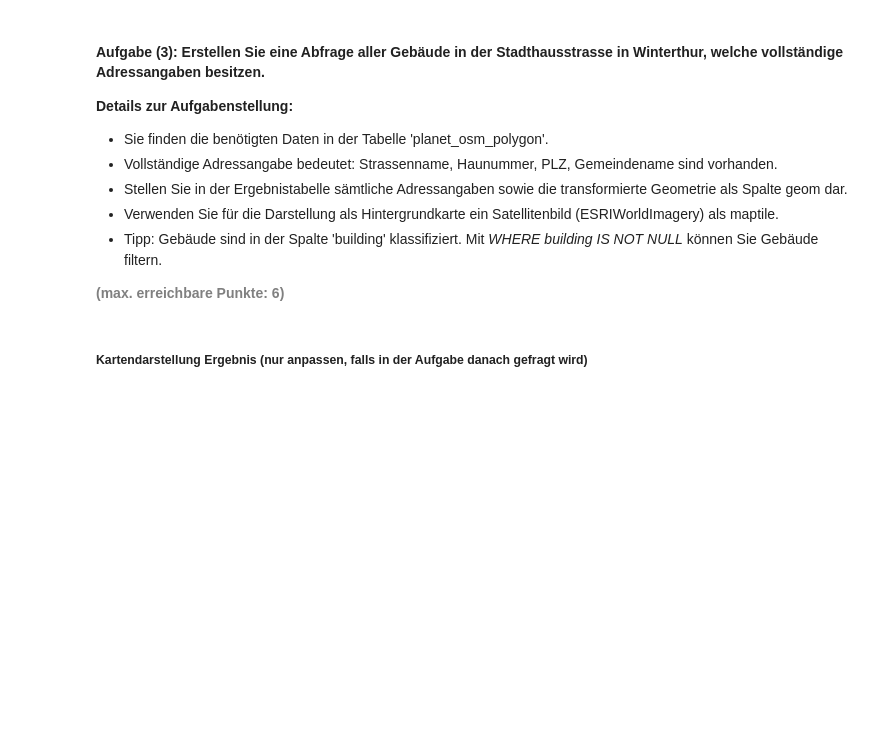
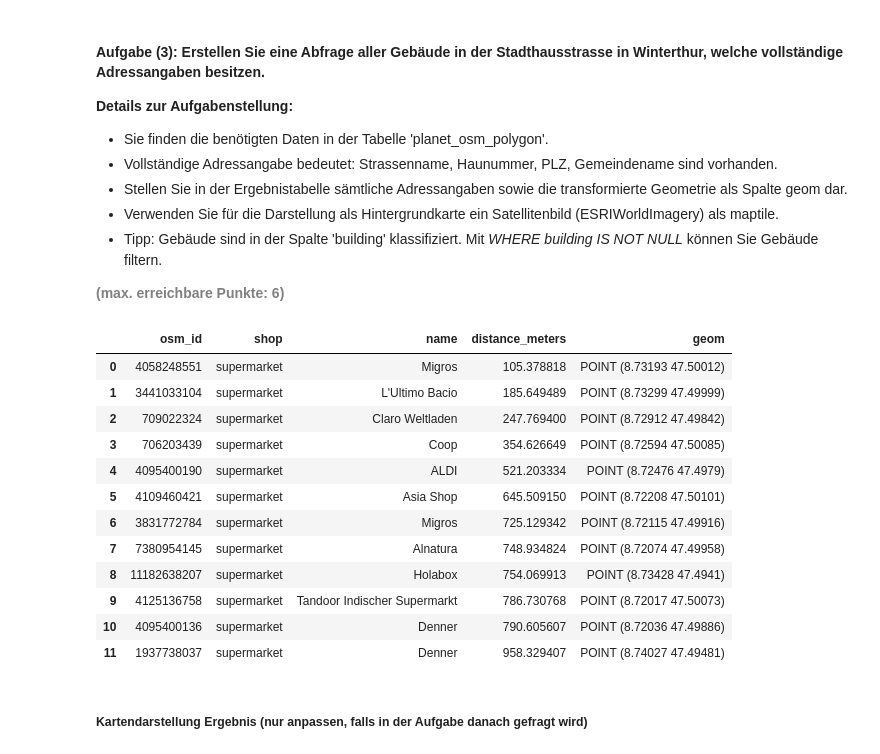
Before and after one commit to KathrinSieber/python_postgresql_postgis, a Jupyter notebook: AP03_Management_Raeumliche_Daten.ipynb, the cells around one changed output. Saved outputs shown, nothing was run; the diff lists cells and outputs as text; code cells hidden in the pictures; blank space fills up the shorter version.

```diff
--- a/AP03_Management_Raeumliche_Daten.ipynb
+++ b/AP03_Management_Raeumliche_Daten.ipynb
@@ -313,23 +342,54 @@ m
 
 <b style="color: gray;">(max. erreichbare Punkte: 6)</b>
 # %%
-# Engine für Datenbankverbindung erstellen
+# Create SQLAlchemy Engine
 engine = create_engine(db_connection_url)
 
-# Ergänzen Sie die SQL-Abfrage, um die Aufgabe zu lösen
+# Define SQL query
 sql = """SELECT
-         FROM
-         WHERE
-     ;"""
+            p.osm_id,
+            p.shop,
+            p.name,
+            ST_Distance(
+                ST_Transform(p.way, 4326)::geography,
+                -- Central station coordinates
+                ST_SetSRID(ST_MakePoint(8.7306, 47.50041), 4326)::geography
+            ) AS distance_meters,
+            ST_TRANSFORM(p.way, 4326) AS geom
+        FROM
+            planet_osm_point AS p
+        WHERE
+            p.shop = 'supermarket'
+            AND ST_DWithin(
+                ST_Transform(p.way, 4326)::geography,
+                -- Central station coordinates
+                ST_SetSRID(ST_MakePoint(8.7306, 47.50041), 4326)::geography,
+                1000
+            )
+        ORDER BY distance_meters;"""
 
-# Ergebnis in GeoDataFrame abspeichern
+# Query the database and store the result in a GeoDataFrame
 gdf = gpd.GeoDataFrame.from_postgis(sql, engine)
 
-# Datenbankverbindung trennen
+# Dispose the engine
 engine.dispose()
 
-# Zeigen des GeoDataFrames
+# Print the GeoDataFrame
 gdf
+# %% [output]
+|  | osm_id | shop | name | distance_meters | geom |
+| 0 | 4058248551 | supermarket | Migros | 105.378818 | POINT (8.73193 47.50012) |
+| 1 | 3441033104 | supermarket | L'Ultimo Bacio | 185.649489 | POINT (8.73299 47.49999) |
+| 2 | 709022324 | supermarket | Claro Weltladen | 247.769400 | POINT (8.72912 47.49842) |
+| 3 | 706203439 | supermarket | Coop | 354.626649 | POINT (8.72594 47.50085) |
+| 4 | 4095400190 | supermarket | ALDI | 521.203334 | POINT (8.72476 47.4979) |
+| 5 | 4109460421 | supermarket | Asia Shop | 645.509150 | POINT (8.72208 47.50101) |
+| 6 | 3831772784 | supermarket | Migros | 725.129342 | POINT (8.72115 47.49916) |
+| 7 | 7380954145 | supermarket | Alnatura | 748.934824 | POINT (8.72074 47.49958) |
+| 8 | 11182638207 | supermarket | Holabox | 754.069913 | POINT (8.73428 47.4941) |
+| 9 | 4125136758 | supermarket | Tandoor Indischer Supermarkt | 786.730768 | POINT (8.72017 47.50073) |
+| 10 | 4095400136 | supermarket | Denner | 790.605607 | POINT (8.72036 47.49886) |
+| 11 | 1937738037 | supermarket | Denner | 958.329407 | POINT (8.74027 47.49481) |
 # %% [markdown]
 ##### <b>Kartendarstellung Ergebnis (nur anpassen, falls in der Aufgabe danach gefragt wird)</b>
 # %%
```
Also changed, not shown: parts of 4 cells of this notebook, 1 other file.
